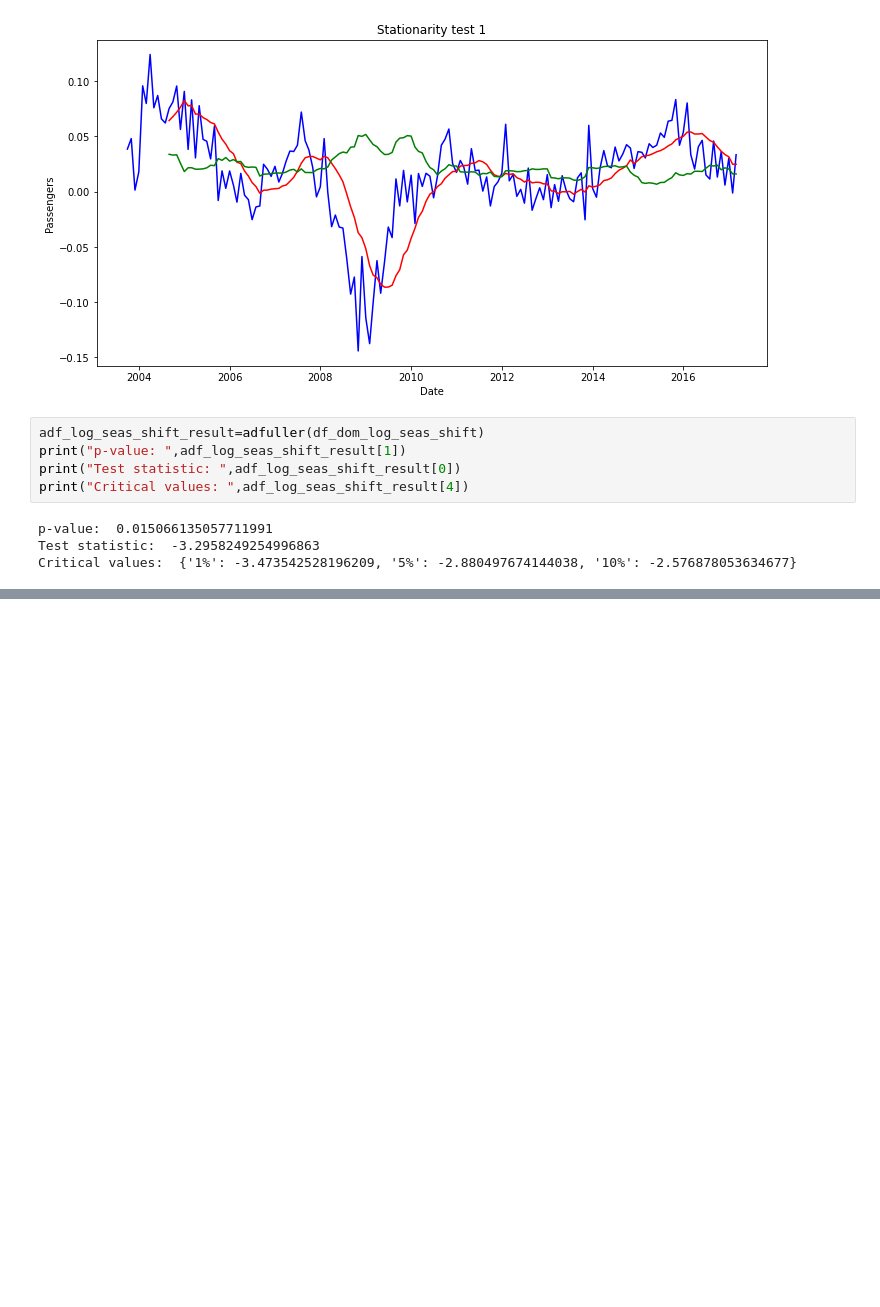
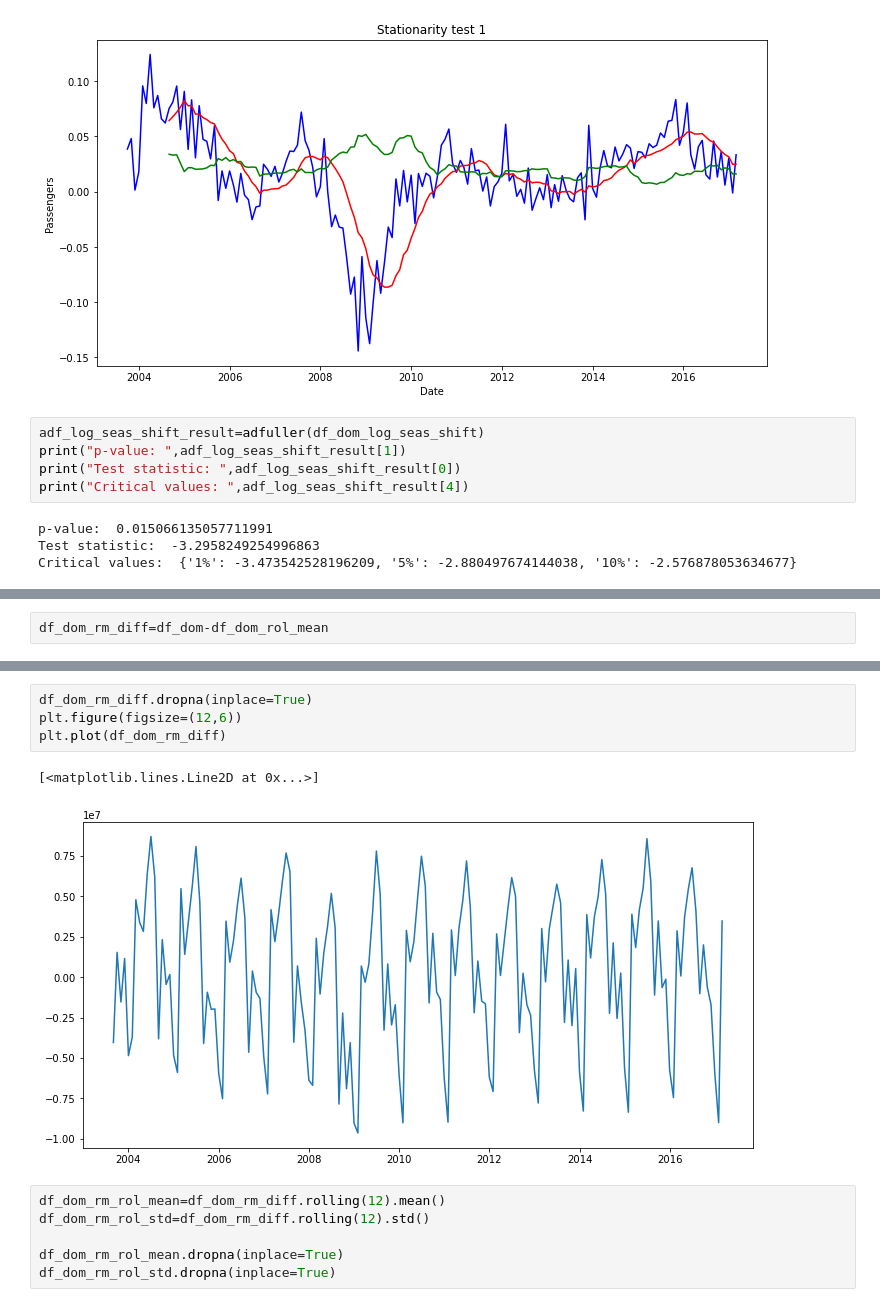
Before and after one commit to karthiksajeev94/Test, a Jupyter notebook: Time Series Forecasting.ipynb, the cells around one changed output, grey strips where cells are left out. Saved outputs shown, nothing was run; the diff lists cells and outputs as text; blank space fills up the shorter version.

```diff
--- a/Time Series Forecasting.ipynb
+++ b/Time Series Forecasting.ipynb
@@ -452,0 +492,2 @@ Critical values:  {'1%': -3.473542528196209, '5%': -2.880497674144038, '10%': -2
+# %%
+df_dom_rm_diff=df_dom-df_dom_rol_mean
@@ -452,0 +514,13 @@ Critical values:  {'1%': -3.473542528196209, '5%': -2.880497674144038, '10%': -2
+# %%
+df_dom_rm_diff.dropna(inplace=True)
+plt.figure(figsize=(12,6))
+plt.plot(df_dom_rm_diff)
+# %% [output]
+[<matplotlib.lines.Line2D at 0x...>]
+[figure, added]
+# %%
+df_dom_rm_rol_mean=df_dom_rm_diff.rolling(12).mean()
+df_dom_rm_rol_std=df_dom_rm_diff.rolling(12).std()
+
+df_dom_rm_rol_mean.dropna(inplace=True)
+df_dom_rm_rol_std.dropna(inplace=True)
```
Also changed, not shown: parts of 80 cells of this notebook.
